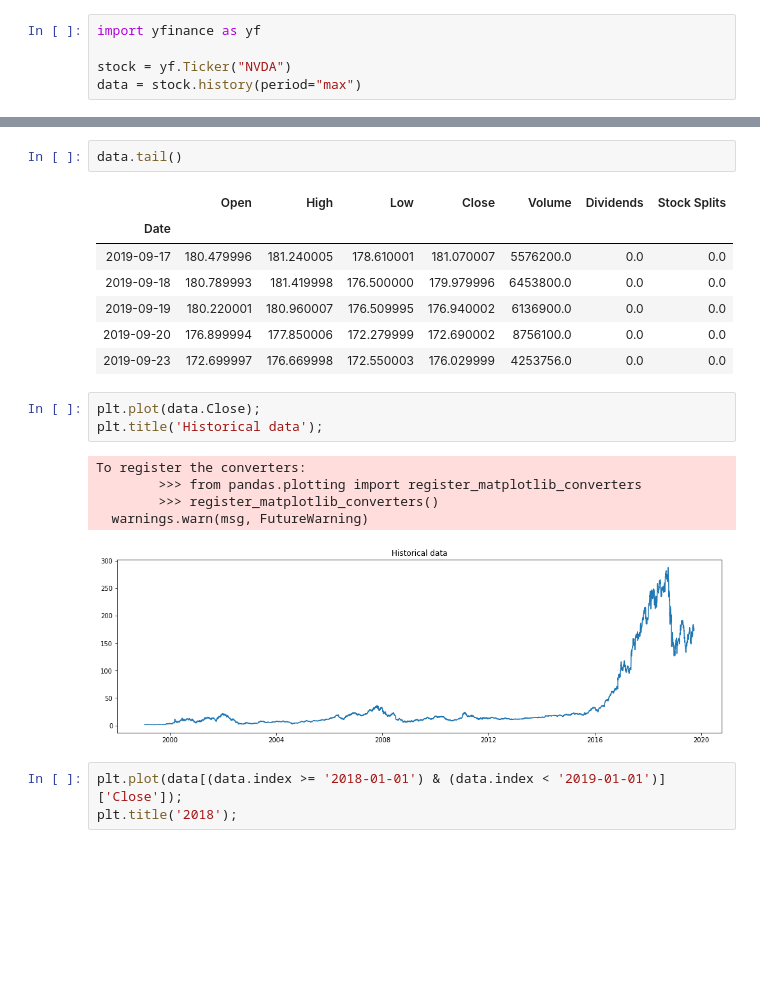
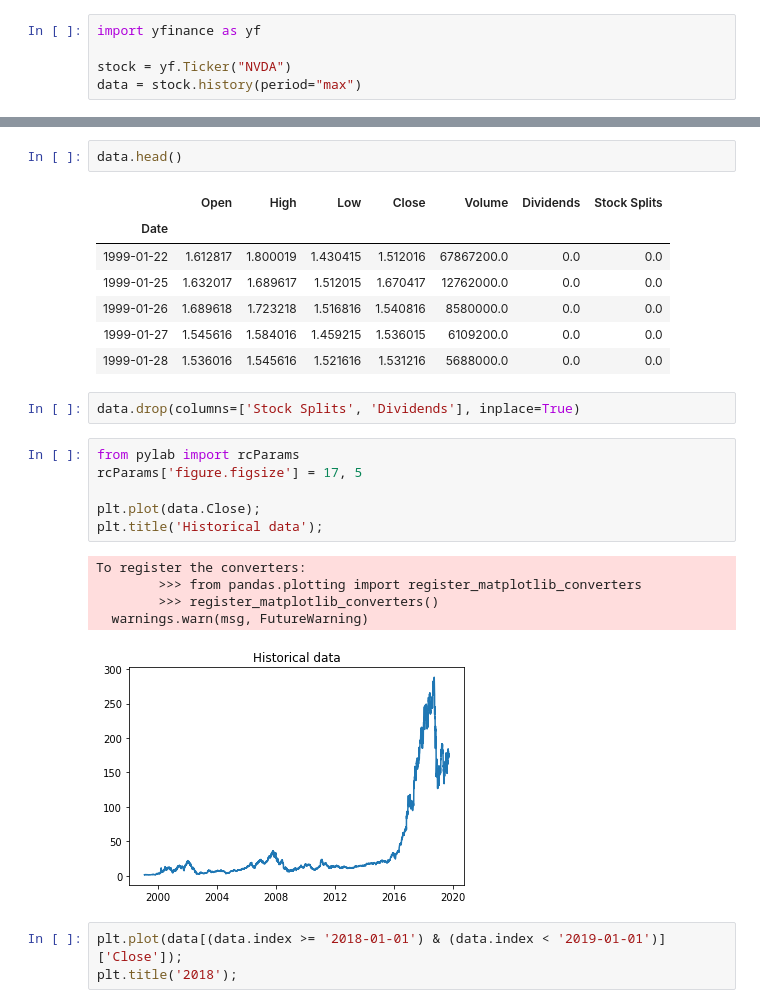
Before and after one commit to mmariyavyatkina/otus_course, a Jupyter notebook: Project/Trading app NVDA.ipynb, the cells around one changed output, grey strips where cells are left out. Cells and saved outputs as stored; diff of their text form; blank space fills up the shorter version.

```diff
--- a/Project/Trading app NVDA.ipynb
+++ b/Project/Trading app NVDA.ipynb
@@ -65,22 +95,27 @@ data.shape
 # %%
-data.tail()
+data.head()
 # %% [output]
 |  | Open | High | Low | Close | Volume | Dividends | Stock Splits |
 | Date |  |  |  |  |  |  |  |
-| 2019-09-17 | 180.479996 | 181.240005 | 178.610001 | 181.070007 | 5576200.0 | 0.0 | 0.0 |
-| 2019-09-18 | 180.789993 | 181.419998 | 176.500000 | 179.979996 | 6453800.0 | 0.0 | 0.0 |
-| 2019-09-19 | 180.220001 | 180.960007 | 176.509995 | 176.940002 | 6136900.0 | 0.0 | 0.0 |
-| 2019-09-20 | 176.899994 | 177.850006 | 172.279999 | 172.690002 | 8756100.0 | 0.0 | 0.0 |
-| 2019-09-23 | 172.699997 | 176.669998 | 172.550003 | 176.029999 | 4253756.0 | 0.0 | 0.0 |
+| 1999-01-22 | 1.612817 | 1.800019 | 1.430415 | 1.512016 | 67867200.0 | 0.0 | 0.0 |
+| 1999-01-25 | 1.632017 | 1.689617 | 1.512015 | 1.670417 | 12762000.0 | 0.0 | 0.0 |
+| 1999-01-26 | 1.689618 | 1.723218 | 1.516816 | 1.540816 | 8580000.0 | 0.0 | 0.0 |
+| 1999-01-27 | 1.545616 | 1.584016 | 1.459215 | 1.536015 | 6109200.0 | 0.0 | 0.0 |
+| 1999-01-28 | 1.536016 | 1.545616 | 1.521616 | 1.531216 | 5688000.0 | 0.0 | 0.0 |
+# %%
+data.drop(columns=['Stock Splits', 'Dividends'], inplace=True)
 # %%
+from pylab import rcParams
+rcParams['figure.figsize'] = 17, 5
+
 plt.plot(data.Close);
 plt.title('Historical data');
 # %% [output]
 To register the converters:
         >>> from pandas.plotting import register_matplotlib_converters
         >>> register_matplotlib_converters()
   warnings.warn(msg, FutureWarning)
-[figure, old version]
+[figure, new version]
 # %%
 plt.plot(data[(data.index >= '2018-01-01') & (data.index < '2019-01-01')]['Close']);
 plt.title('2018');
```
Also changed, not shown: parts of 42 cells of this notebook, 4 other files.
